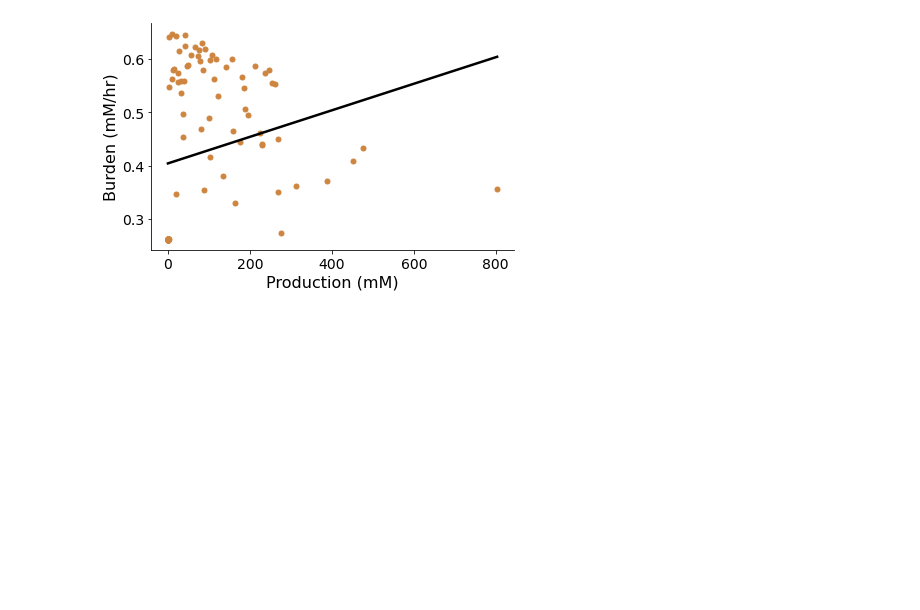
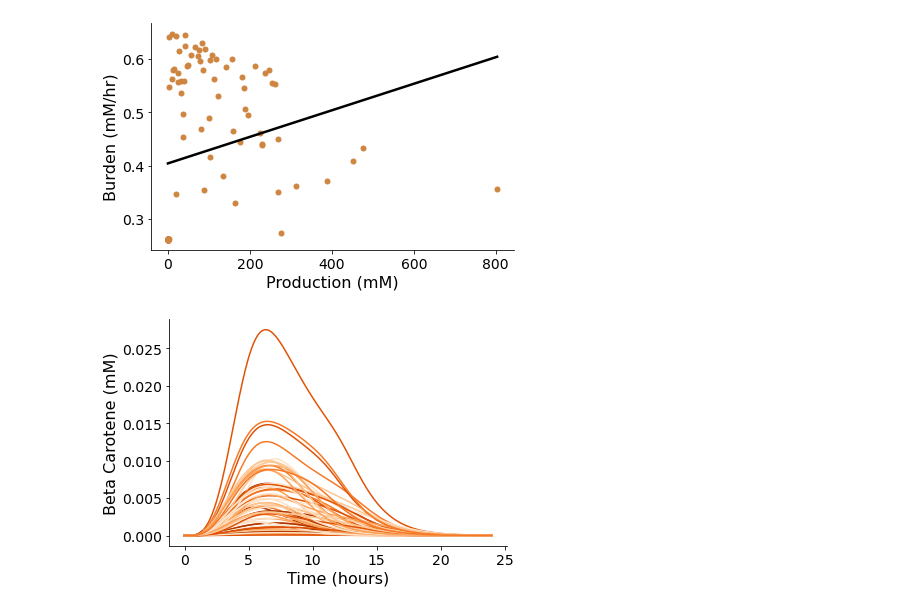
Before and after one commit to cjmerzbacher/joint-simulator, a Jupyter notebook: beta_carotene/bcar_viz.ipynb, the cells around one changed output. Drawn from its saved outputs; the diff is of its cells as text; code cells hidden in the pictures; blank space fills up the shorter version.

Commit message:
Long BO experiment

```diff
--- a/beta_carotene/bcar_viz.ipynb
+++ b/beta_carotene/bcar_viz.ipynb
@@ -187,3 +187,26 @@ fig.tight_layout()
 # %% [output]
 Coefficient of determination:  0.21728651735889604
 [figure]
+# %%
+###Long BayesOpt results
+fba_data_total = pd.read_csv("exp_data/long_bo/sim_fba_data_long_bo.csv")
+ode_data_total = pd.read_csv("exp_data/long_bo/sim_ode_data_long_bo.csv")
+sum_data_total = pd.read_csv("exp_data/long_bo/sum_data_long_bo.csv")
+# %%
+###FIGURE: Product curve visualization
+sns.set_palette("Oranges")
+fig = plt.figure(figsize=(6,4))
+ax = fig.add_subplot()
+ax.set_xlabel('Time (hours)', fontsize=16)
+ax.set_ylabel('Beta Carotene (mM)', fontsize=16)
+ax.tick_params(axis='y', labelsize=14)
+ax.tick_params(axis='x', labelsize=14)
+for axis in ['top','right']:
+    ax.spines[axis].set_linewidth(0)
+for w in ode_data_total.W.unique():
+    ode_data = ode_data_total.loc[ode_data_total.W == w]
+    ax.plot(ode_data.time, ode_data.bcar)
+fig.tight_layout()
+#if save_figs: fig.savefig('../figs/fatty_acid_pareto_curve.png', dpi=500)
+# %% [output]
+[figure, added]
```
Also changed, not shown: parts of 3 cells of this notebook.
